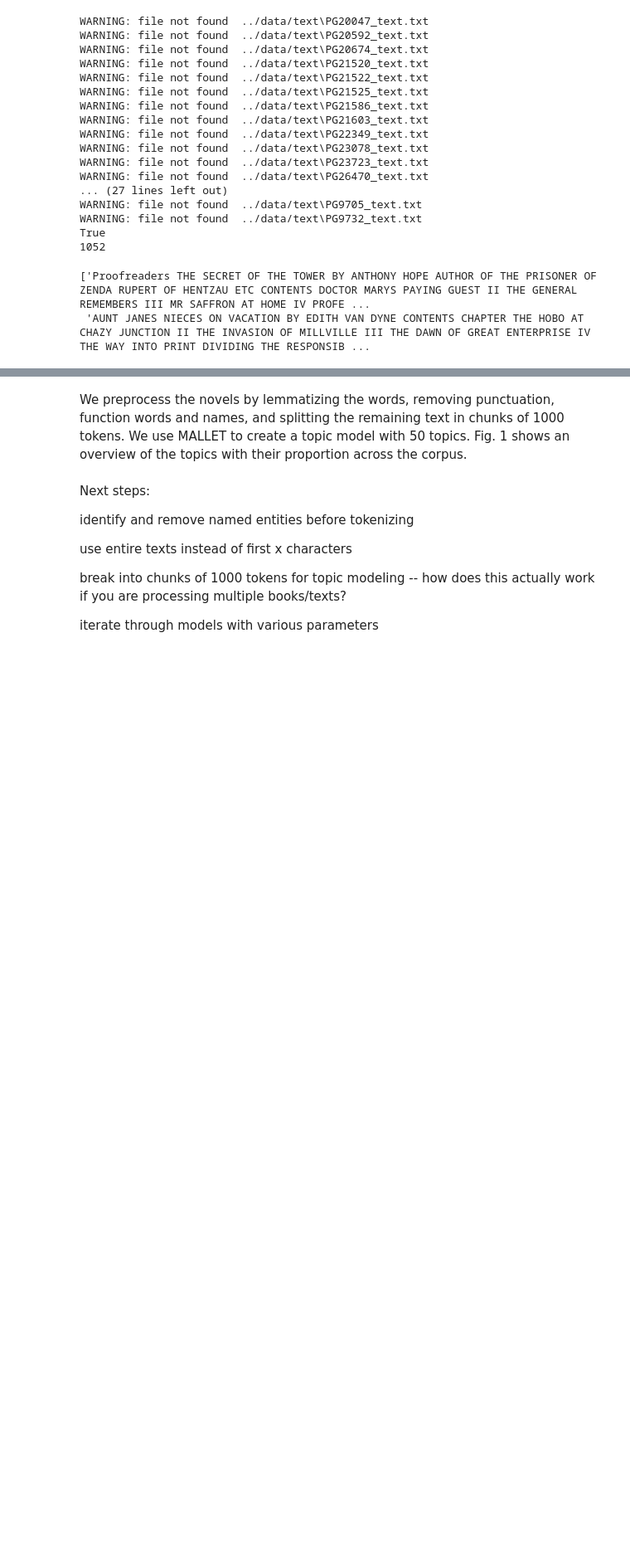
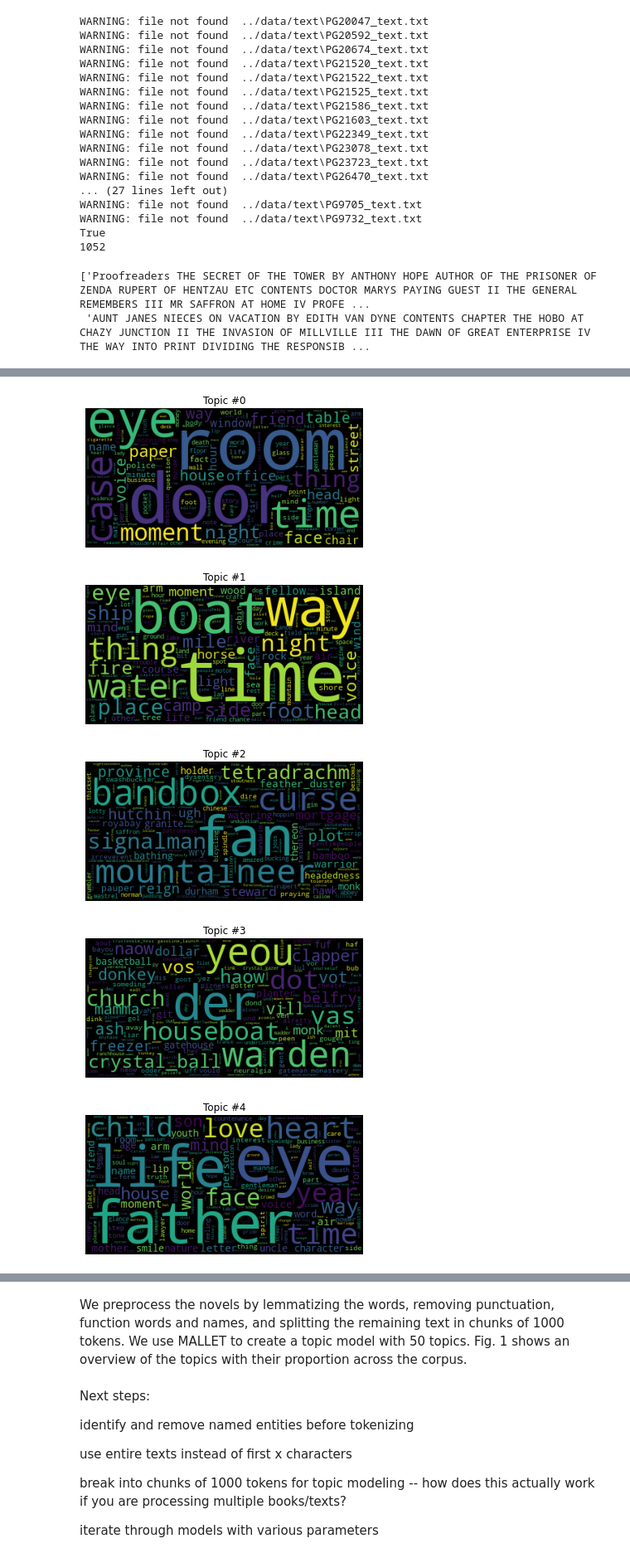
Before and after one commit to maggimckenzie/capstone_mm, a Jupyter notebook: notebooks/detective_and_mystery_lda03.ipynb, the cells around one changed output, grey strips where cells are left out. Shown at 83% size. Cells and saved outputs as stored; diff of their text form; code cells hidden in the pictures; blank space fills up the shorter version.

Commit message:
model with noun POS only

```diff
--- a/notebooks/detective_and_mystery_lda03.ipynb
+++ b/notebooks/detective_and_mystery_lda03.ipynb
@@ -243,3 +253,3 @@ lda_model.save('../model_artifacts/model.lda02')
 # %%
-model = gensim.models.ldamodel.LdaModel.load('../model_artifacts/model.lda02')
+model = gensim.models.ldamodel.LdaModel.load('../model_artifacts/model.lda02_nouns')
 # %%
@@ -305 +315,16 @@ pyLDAvis.save_html(vis, 'lda03.html')
 #vis
+# %%
+from wordcloud import WordCloud
+for t in range(model.num_topics):
+    plt.figure()
+    #plt.imshow(WordCloud().fit_words(model.show_topic(t, 200)))
+    plt.imshow(WordCloud().fit_words(dict(model.show_topic(t, 200))))
+    plt.axis("off")
+    plt.title("Topic #" + str(t))
+    plt.show()
+# %% [output]
+[figure, added]
+[figure, added]
+[figure, added]
+[figure, added]
+[figure, added]
```
Also changed, not shown: parts of 12 cells of this notebook.
